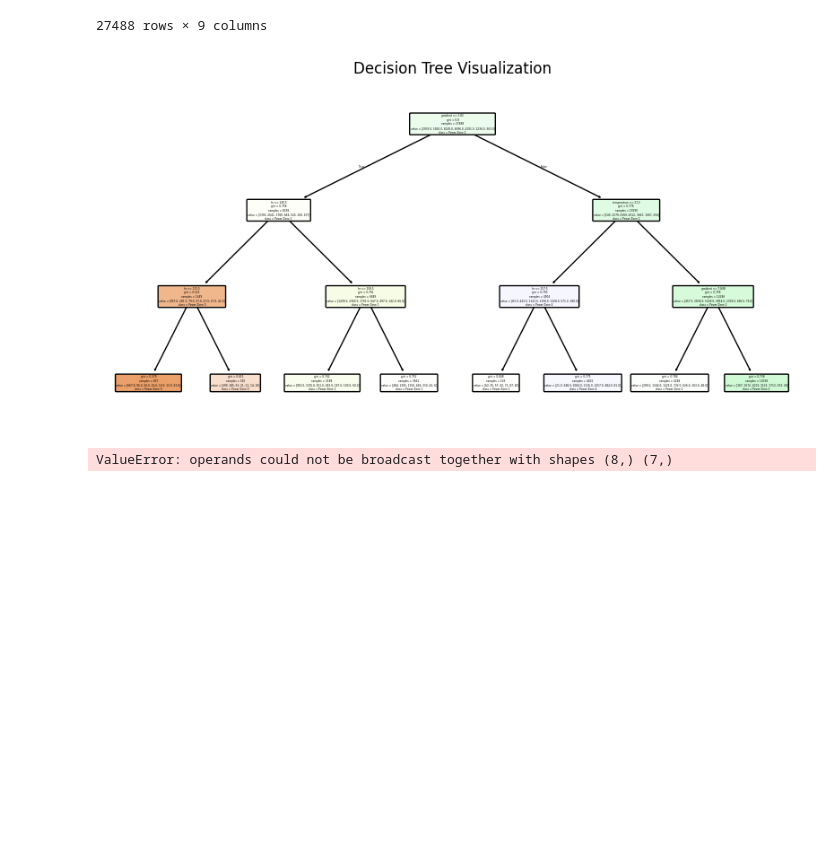
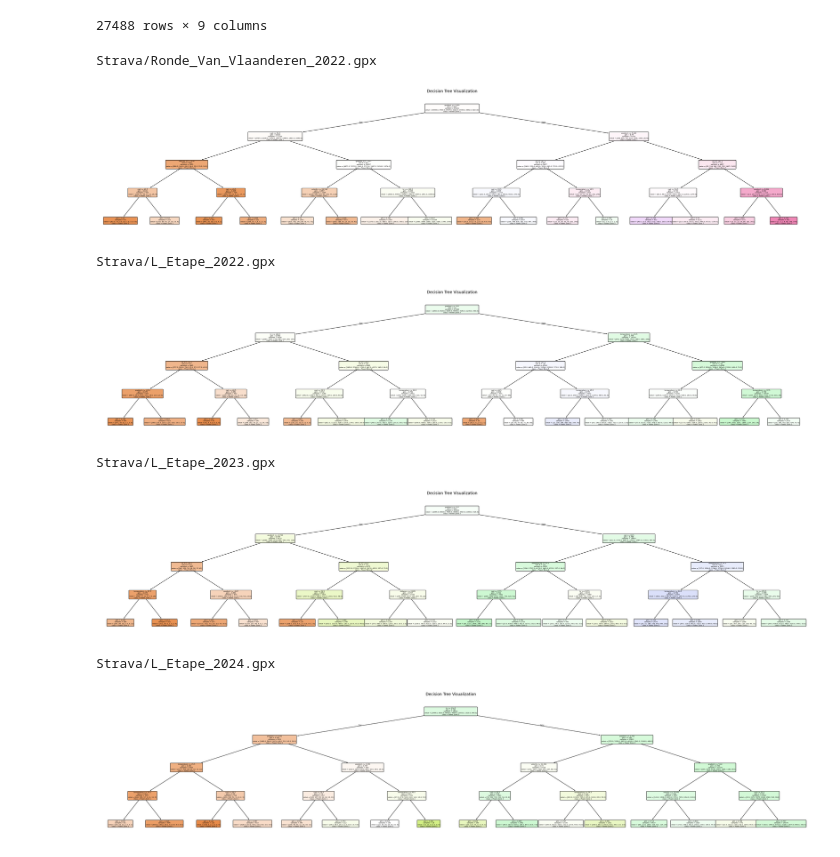
Before and after one commit to KevinMayfield/phr-data-analysis, a Jupyter notebook: strava.ipynb, the cells around one changed output. Saved outputs shown, nothing was run; the diff lists cells and outputs as text; code cells hidden in the pictures; blank space fills up the shorter version.

Commit message:
Decision Tree mk1

```diff
--- a/strava.ipynb
+++ b/strava.ipynb
@@ -345,46 +345,54 @@ stravas[1]
 # %%
 from sklearn.tree import DecisionTreeClassifier
 from sklearn.preprocessing import LabelEncoder
 import matplotlib.pyplot as plt
 from sklearn.tree import plot_tree
+import dtreeviz
+import os
+os.environ["PATH"] += os.pathsep + 'C:/Program Files/Graphviz/bin/'
 
-X = stravas[1].copy()
-X = X.drop(['power_zone'], axis=1)
-X = X.drop(['power'], axis=1)
-Y = stravas[1].power_zone
+for i in range(len(stravas)):
+    print(paths[i])
+    strava = stravas[i]
+    X = strava.copy()
+    X = X.drop(['power_zone'], axis=1)
+    X = X.drop(['power'], axis=1)
+    Y = strava.power_zone
 
-le = LabelEncoder()
-Y_encoded = le.fit_transform(Y)
+    le = LabelEncoder()
+    Y_encoded = le.fit_transform(Y)
 
-# First, handle the missing values
-# Option 1: Fill NaN with median values
-X = X.fillna(X.median())
+    # First, handle the missing values
+    # Option 1: Fill NaN with median values
+    X = X.fillna(X.median())
 
-dt = DecisionTreeClassifier(max_depth=3)
-dt.fit(X,Y_encoded)
+    model = DecisionTreeClassifier(max_depth=4)
+    model.fit(X,Y_encoded)
 
 
-# Assuming you have your decision tree model 'dt', and data X, Y
-plt.figure(figsize=(10,5))
-plot_tree(dt, feature_names=X.columns,
-          class_names=['Power Zone 0', 'Power Zone 1', 'Power Zone 2', 'Power Zone 3', 'Power Zone 4','Power Zone 5','Power Zone 6', 'Power Zone 7'],
+    # Assuming you have your decision tree model 'dt', and data X, Y
+    plt.figure(figsize=(40,8))
+    plot_tree(model, feature_names=X.columns,
+              class_names=[ 'Power Zone 1', 'Power Zone 2', 'Power Zone 3', 'Power Zone 4','Power Zone 5','Power Zone 6', 'Power Zone 7'],
+              filled=True, rounded=True, fontsize=5)
+    plt.title("Decision Tree Visualization")
+    plt.show()
 
-          filled=True, rounded=True)
-plt.title("Decision Tree Visualization")
-plt.show()
+
+
+# This works, prefer this.
+    #viz_model = dtreeviz.model(model,
+    #                           X_train=X, y_train=Y_encoded,
+    #                           feature_names=X.columns,
+    #                           target_name='Power',
+    #                           class_names=[ 'Power Zone 1', 'Power Zone 2', 'Power Zone 3', 'Power Zone 4','Power Zone 5','Power Zone 6', 'Power Zone 7'],)
+    #viz_model.view()
 # %% [output]
+Strava/Ronde_Van_Vlaanderen_2022.gpx
-[figure, old version]
+[figure, new version]
+Strava/L_Etape_2022.gpx
+[figure, added]
+Strava/L_Etape_2023.gpx
+[figure, added]
+Strava/L_Etape_2024.gpx
+[figure, added]
-# %%
-import dtreeviz
-
-X = X.astype(float)
-
-viz_model = dtreeviz.model(dt,
-                           X_train=X, y_train=Y_encoded,
-                           feature_names=X.columns,
-                           target_name='Power',
-                           class_names=['Power Zone 0', 'Power Zone 1', 'Power Zone 2', 'Power Zone 3', 'Power Zone 4','Power Zone 5','Power Zone 6', 'Power Zone 7'],)
-
-viz_model.view()
-# %% [output]
-ValueError: operands could not be broadcast together with shapes (8,) (7,)
```
